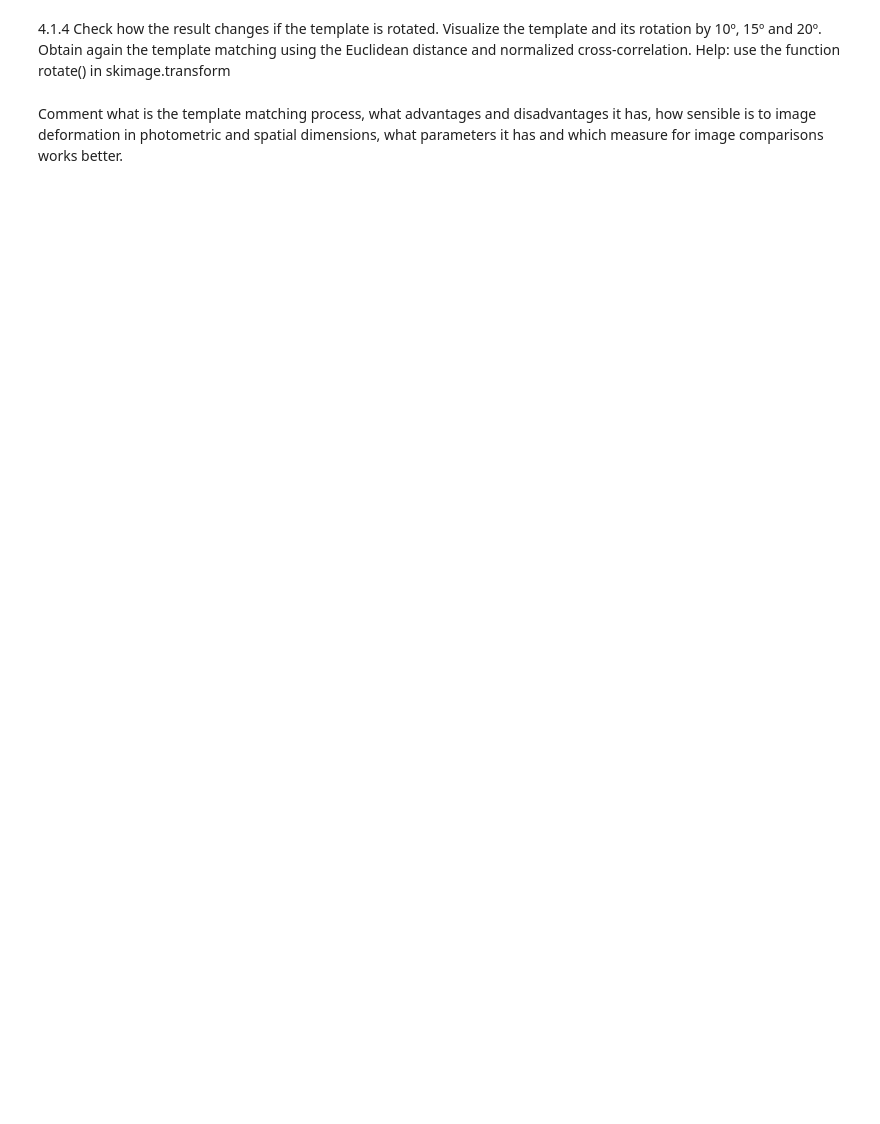
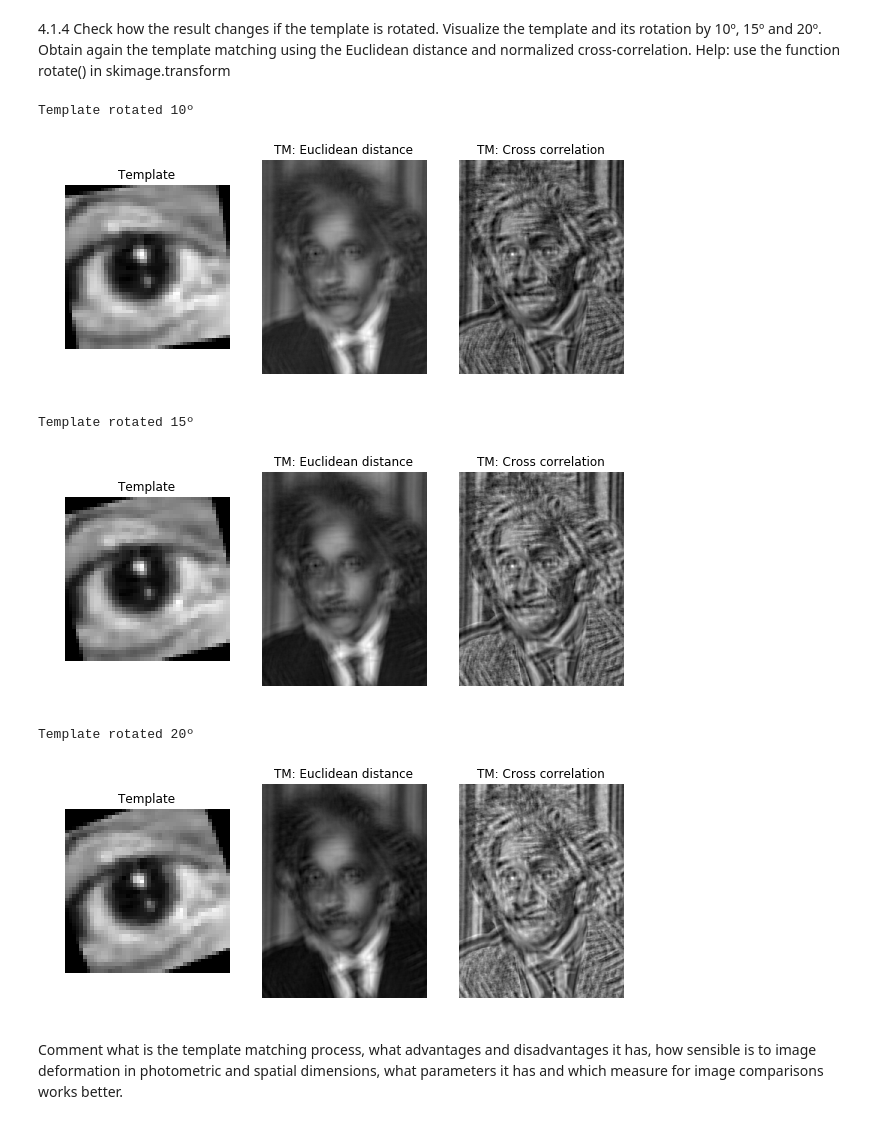
Before and after one commit to leRoderic/VA_19, a Jupyter notebook: P4/P4_JoelBolwijn_RodrigoCabezas.ipynb, the cells around one changed output. Drawn from its saved outputs; the diff is of its cells as text; code cells hidden in the pictures; blank space fills up the shorter version.

```diff
--- a/P4/P4_JoelBolwijn_RodrigoCabezas.ipynb
+++ b/P4/P4_JoelBolwijn_RodrigoCabezas.ipynb
@@ -154,5 +164,22 @@ plot_n_images(3, [eye_br, cr, cr < 0.8], ["New template", "Cross correlation", "
 # %% [markdown]
 4.1.4 Check how the result changes if the template is rotated. Visualize the template and its rotation by 10º, 15º and 20º. Obtain again the template matching using the Euclidean distance and normalized cross-correlation.
 Help: use the function rotate() in skimage.transform
+# %%
+eye10, eye15, eye20 = rotate(eye, 10), rotate(eye, 15), rotate(eye, 20)
+eu10, eu15, eu20 = euclidean_match(einstein, eye10), euclidean_match(einstein, eye15), euclidean_match(einstein, eye20)
+cr10, cr15, cr20 = cross_correlation_match(einstein, eye10), cross_correlation_match(einstein, eye15), cross_correlation_match(einstein, eye20)
+
+titles = ["Template", "TM: Euclidean distance", "TM: Cross correlation"]
+
+plot_n_images(3, [eye10, eu10, cr10], titles, "Template rotated 10º", 'gray')
+plot_n_images(3, [eye15, eu15, cr15], titles, "Template rotated 15º", 'gray')
+plot_n_images(3, [eye20, eu20, cr20], titles, "Template rotated 20º", 'gray')
+# %% [output]
+Template rotated 10º
+[figure, added]
+Template rotated 15º
+[figure, added]
+Template rotated 20º
+[figure, added]
 # %% [markdown]
 Comment what is the template matching process, what advantages and disadvantages it has, how sensible is to image deformation in photometric and spatial dimensions, what parameters it has and which measure for image comparisons works better.
```
Also changed, not shown: parts of 12 cells of this notebook.
